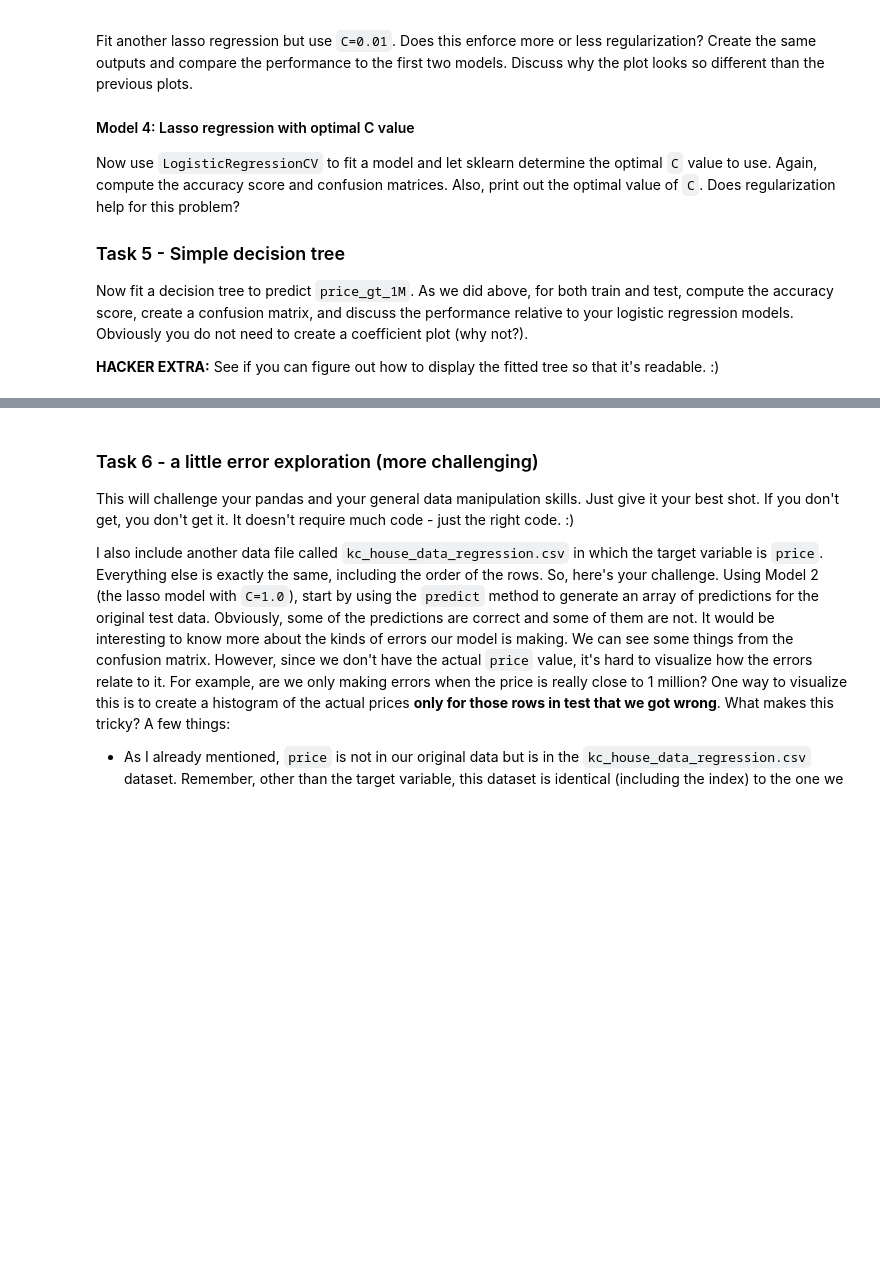
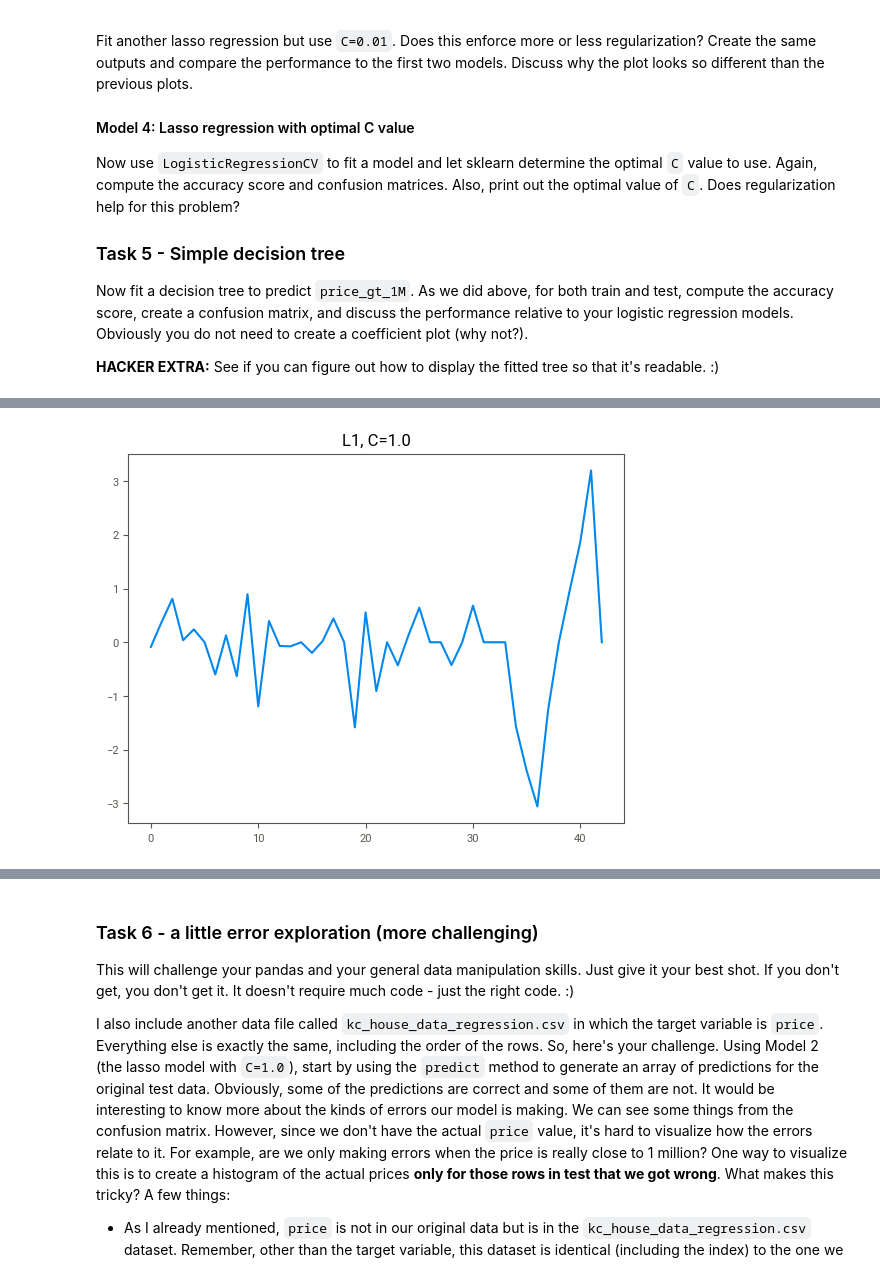
Before and after one commit to davidadewole10/hw1aap, a Jupyter notebook: aap_hw1_s24_sklearn.ipynb, the cells around one changed output, grey strips where cells are left out. Saved outputs shown, nothing was run; the diff lists cells and outputs as text; code cells hidden in the pictures; blank space fills up the shorter version.

```diff
--- a/aap_hw1_s24_sklearn.ipynb
+++ b/aap_hw1_s24_sklearn.ipynb
@@ -258,0 +339,12 @@ NameError: name 'price_gt_1M' is not defined
+# %%
+# Model 2 - Lasso Regression, C=1.0
+#Classifier Model
+clf_model2 = LogisticRegression(penalty='l1', C=1, solver='saga', max_iter=2000)
+
+#Append Classififier to Preprocessing Pipeline
+clf2 = Pipeline(steps=[('preprocessor', preprocessor),
+                      ('classifier', clf_model2)])
+
+clf2.fit(X_train, y_train)
+print("Training Score: %.3f" % clf2.score(X_train, y_train))
+print("Test Score: %.3f" % clf2.score(X_test, y_test))
@@ -258,0 +374,4 @@ NameError: name 'price_gt_1M' is not defined
+# %%
+coef_plot(clf2, 'L1, C=1.0')
+# %% [output]
+[figure, added]
```
Also changed, not shown: parts of 32 cells of this notebook.
